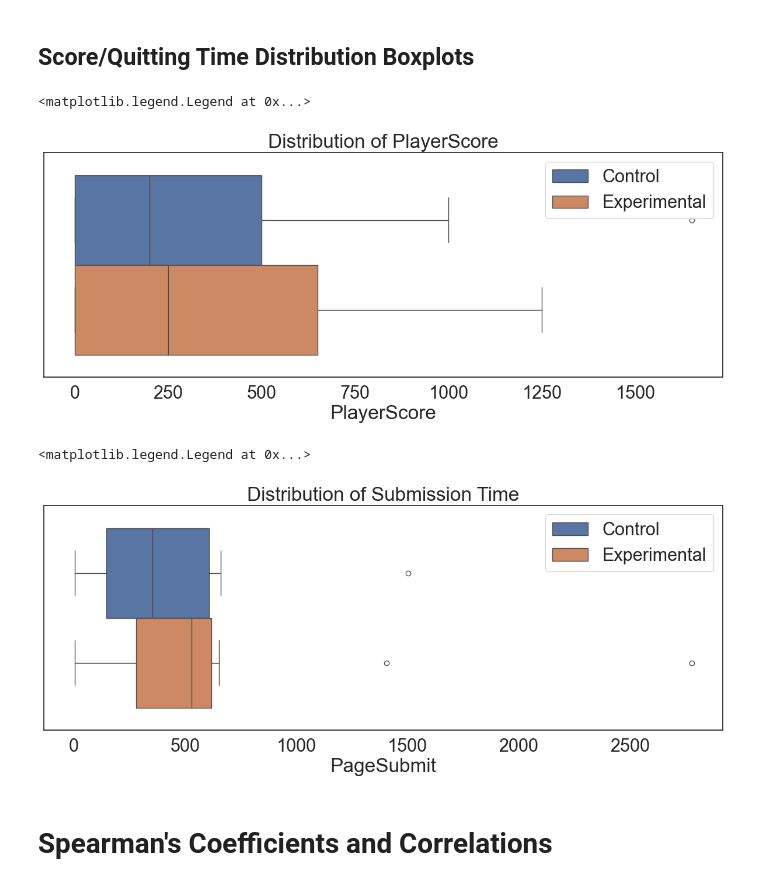
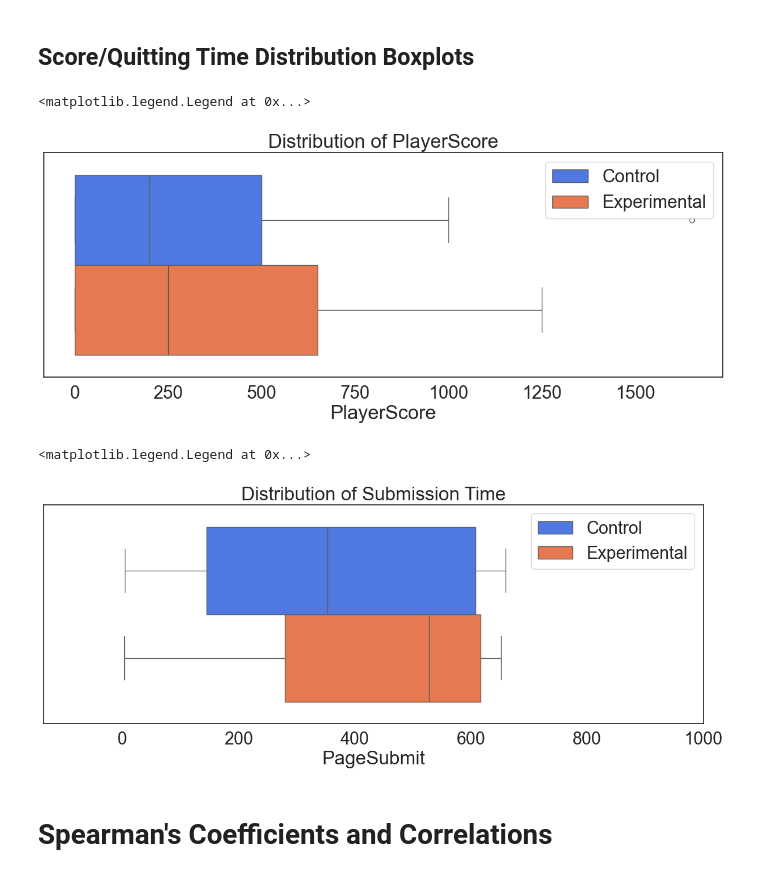
Before and after one commit to sophieneale/COGS164, a Jupyter notebook: 164vis.ipynb, the cells around one changed output. Cells and saved outputs as stored; diff of their text form; code cells hidden in the pictures.

```diff
--- a/164vis.ipynb
+++ b/164vis.ipynb
@@ -173,6 +173,15 @@ E_data = data[data['Metadata','Group'] == 'Experimental']
 C_data = data[data['Metadata','Group'] == 'Control']
 # %% [markdown]
 # **Plotting**
+# %%
+# Colors
+colors = sns.color_palette('rainbow')
+e_color = colors[-1]
+e_color2 = colors[3]
+c_color = colors[0]
+C_patch = mpatches.Patch(color=c_color, label='Control')
+E_patch = mpatches.Patch(color=e_color, label='Experimental')
+E_patch2 = mpatches.Patch(color=e_color2, label='Experimental')
 # %% [markdown]
 ### Distributions of numeric variables
 
@@ -251,21 +264,22 @@ within_groups_plots(data, [4, 4, 1], [15, 12])
 # %%
 # Plot distributions of player score between groups
 plt.figure(figsize= (15,5))
-sns.boxplot(data=data.droplevel(level=0, axis=1), x="PlayerScore", hue="Group")
+sns.boxplot(data=data.droplevel(level=0, axis=1), x="PlayerScore", hue="Group", palette= [c_color, e_color])
 plt.title("Distribution of PlayerScore")
 plt.legend(loc= "upper right")
 # %% [output]
 <matplotlib.legend.Legend at 0x...>
-[figure, old version]
+[figure, new version]
 # %%
-# Plot distributions of quitting time between groups
+# Plot distributions of quitting time between groups (three outlier removed for visuals)
 plt.figure(figsize= (15,5))
-sns.boxplot(data=data.droplevel(level=0, axis=1), x="PageSubmit", hue="Group")
+sns.boxplot(data=data.droplevel(level=0, axis=1), x="PageSubmit", hue="Group", palette= [c_color, e_color])
+plt.xlim(None, 1000)
 plt.title("Distribution of Submission Time")
 plt.legend(loc= "upper right")
 # %% [output]
 <matplotlib.legend.Legend at 0x...>
-[figure, old version]
+[figure, new version]
 # %% [markdown]
 # **Spearman's Coefficients and Correlations**
 # %% [markdown]
```
Also changed, not shown: parts of 12 cells of this notebook.
